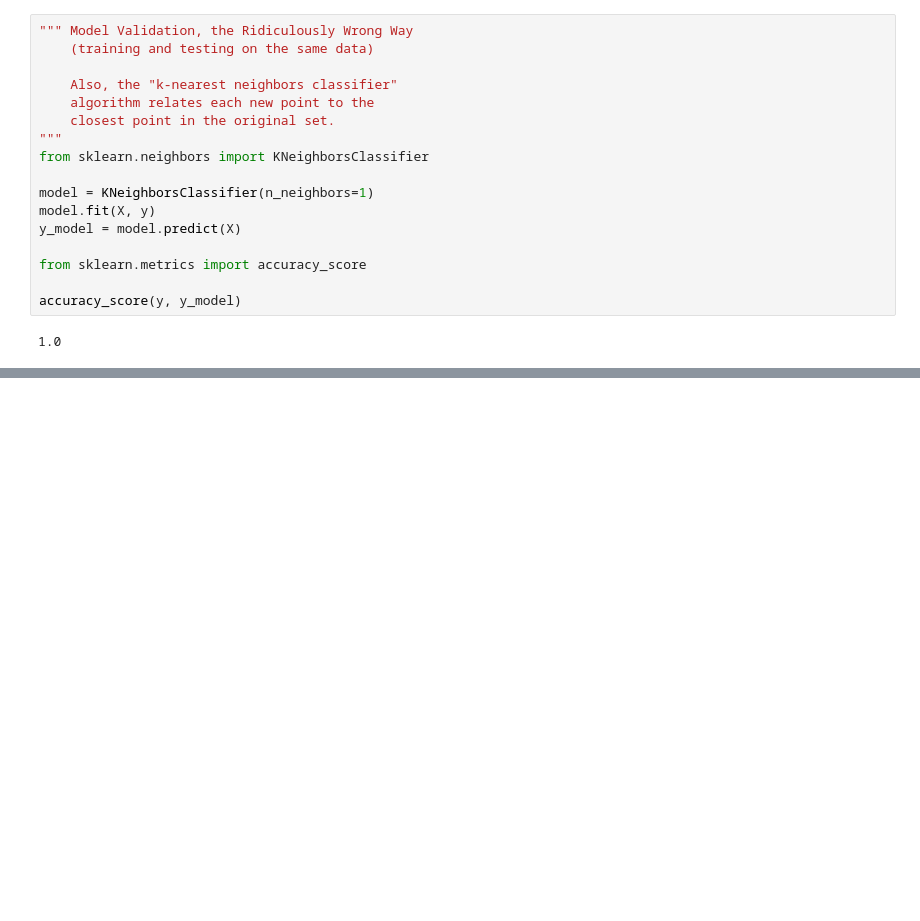
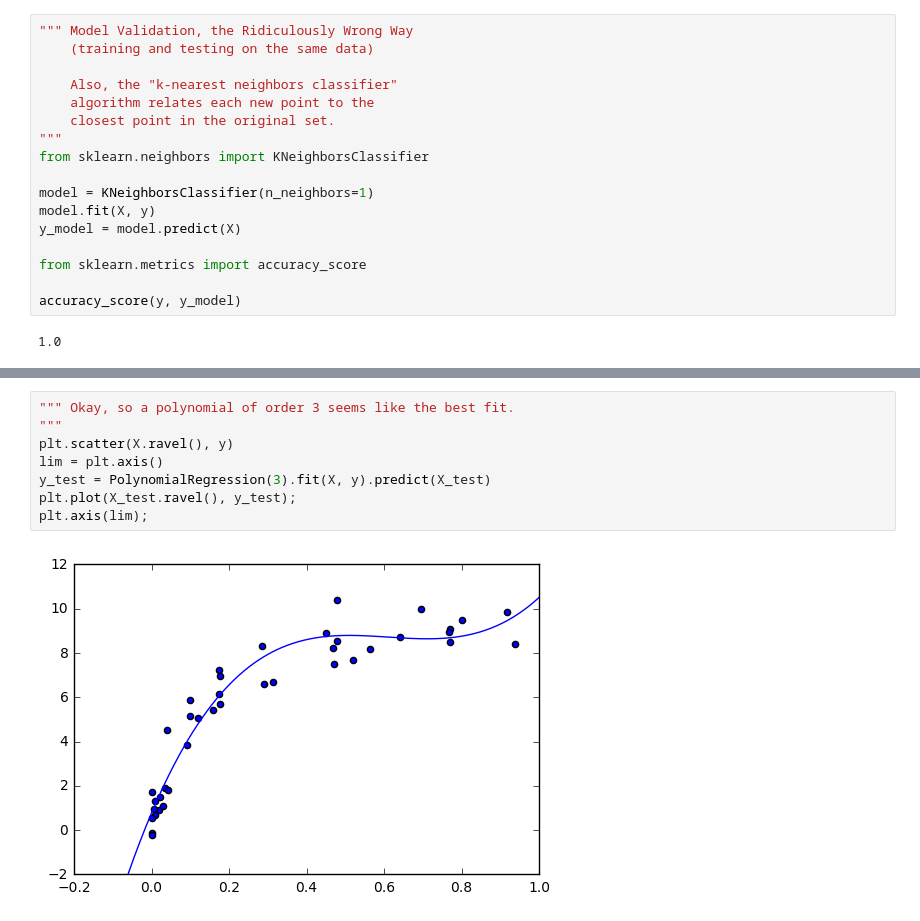
Before and after one commit to john-science/data_science_by_example, a Jupyter notebook: examples/7_scikit_learn/1_model_validation.ipynb, the cells around one changed output, grey strips where cells are left out. Saved outputs shown, nothing was run; the diff lists cells and outputs as text; blank space fills up the shorter version.

```diff
--- a/examples/7_scikit_learn/1_model_validation.ipynb
+++ b/examples/7_scikit_learn/1_model_validation.ipynb
@@ -52,0 +193,10 @@ accuracy_score(y, y_model)
+# %%
+""" Okay, so a polynomial of order 3 seems like the best fit.
+"""
+plt.scatter(X.ravel(), y)
+lim = plt.axis()
+y_test = PolynomialRegression(3).fit(X, y).predict(X_test)
+plt.plot(X_test.ravel(), y_test);
+plt.axis(lim);
+# %% [output]
+[figure, added]
```
Also changed, not shown: parts of 14 cells of this notebook.
